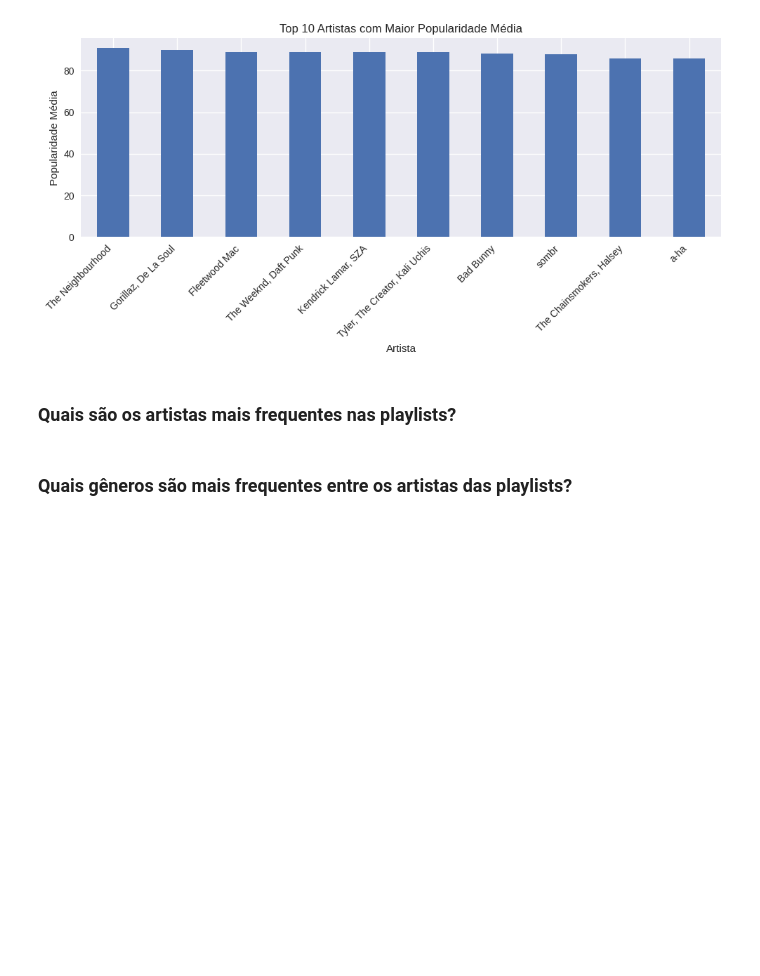
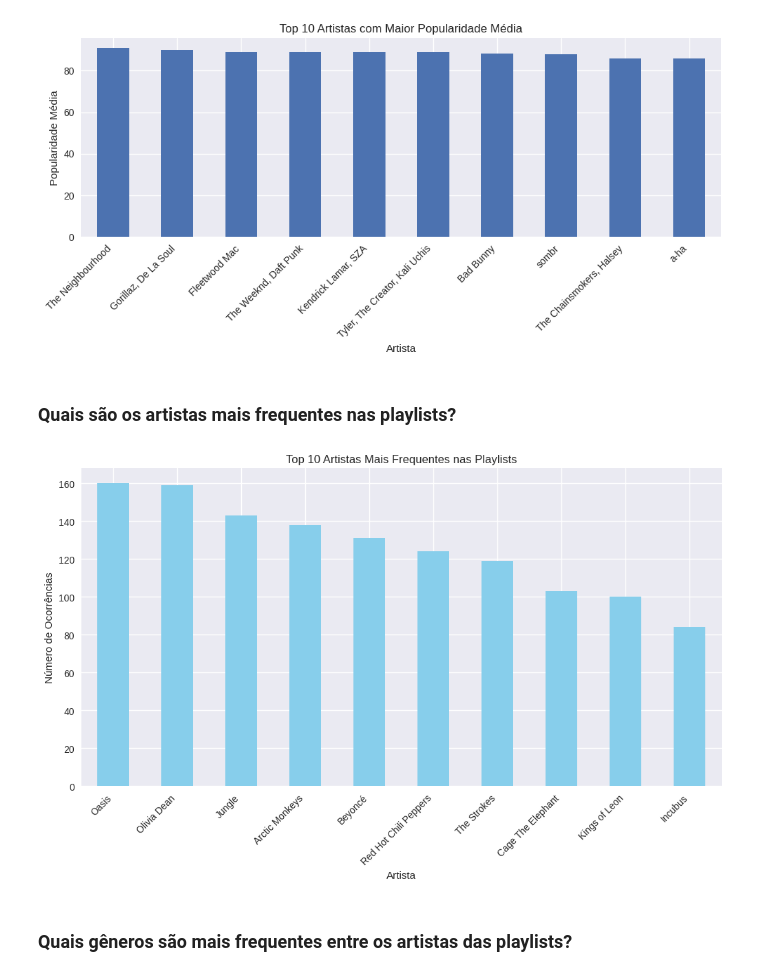
Before and after one commit to eloaneberto/Ada_Elas_Tech, a Jupyter notebook: Aula 1/Aula_1_|_Elas+Tech_Dados.ipynb, the cells around one changed output. Drawn from its saved outputs; the diff is of its cells as text; code cells hidden in the pictures; blank space fills up the shorter version.

```diff
--- a/Aula 1/Aula_1_|_Elas+Tech_Dados.ipynb
+++ b/Aula 1/Aula_1_|_Elas+Tech_Dados.ipynb
@@ -238,6 +276,16 @@ top_artistas = (
     .value_counts()
     .head(10)
 )
+# %%
+plt.figure(figsize=(12,6))
+top_artistas.plot(kind='bar', color='skyblue')
+plt.title('Top 10 Artistas Mais Frequentes nas Playlists')
+plt.xlabel('Artista')
+plt.ylabel('Número de Ocorrências')
+plt.xticks(rotation=45, ha='right')
+plt.show()
+# %% [output]
+[figure, added]
 # %% [markdown]
 ### Quais gêneros são mais frequentes entre os artistas das playlists?
 # %%
```
Also changed, not shown: parts of 22 cells of this notebook.
